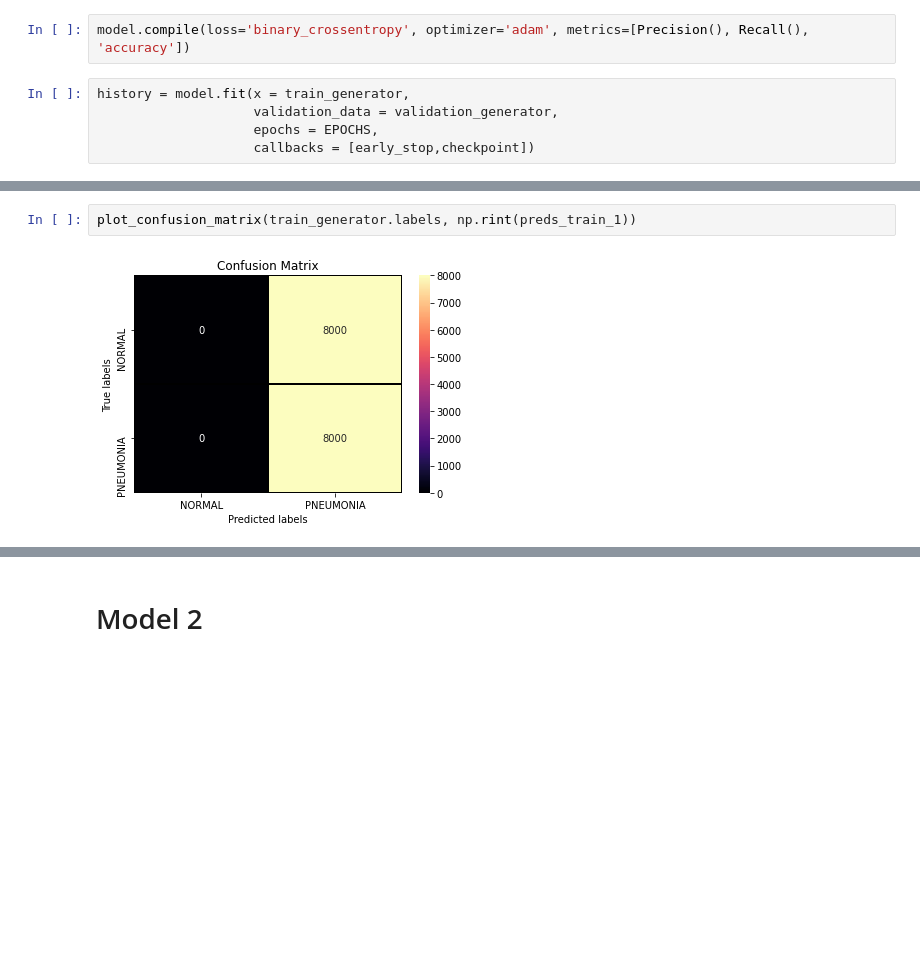
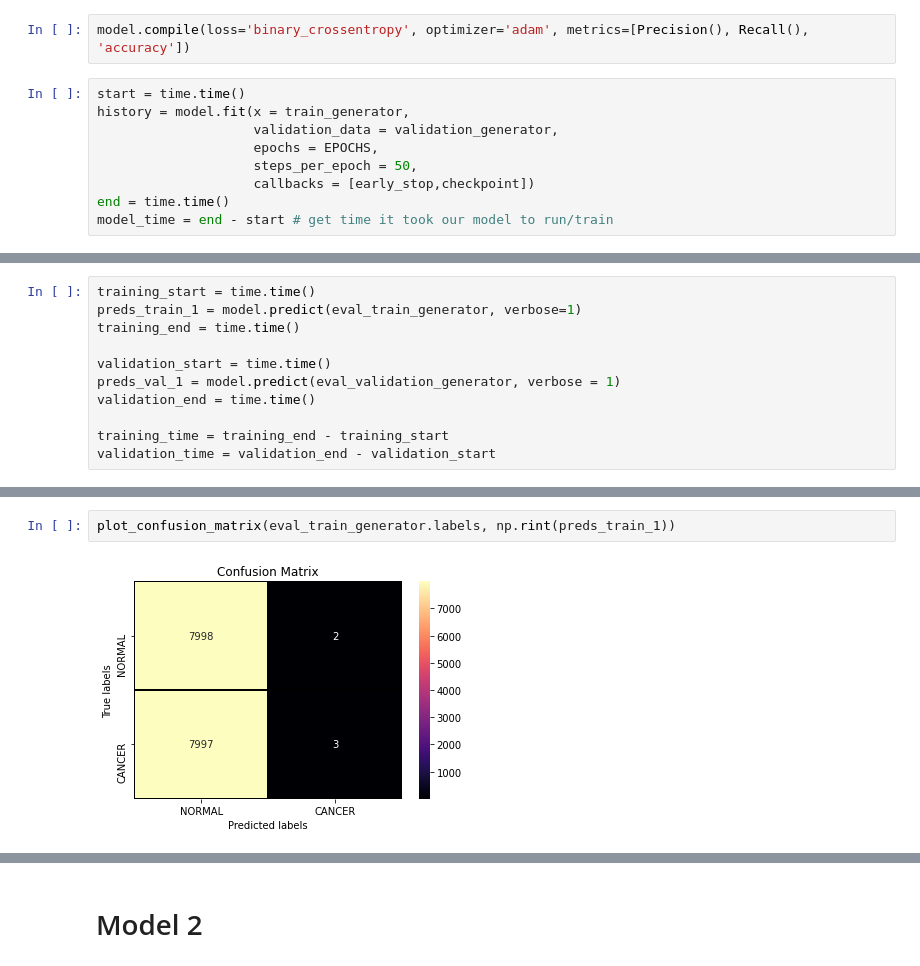
Before and after one commit to edgarbarr1/colon-cancer-cnn, a Jupyter notebook: colon_cancer_image.ipynb, the cells around one changed output, grey strips where cells are left out. Saved outputs shown, nothing was run; the diff lists cells and outputs as text; blank space fills up the shorter version.

```diff
--- a/colon_cancer_image.ipynb
+++ b/colon_cancer_image.ipynb
@@ -345,9 +382,13 @@ _________________________________________________________________
 # %%
 model.compile(loss='binary_crossentropy', optimizer='adam', metrics=[Precision(), Recall(), 'accuracy'])
 # %%
+start = time.time()
 history = model.fit(x = train_generator,
                     validation_data = validation_generator,
                     epochs = EPOCHS,
+                    steps_per_epoch = 50,
                     callbacks = [early_stop,checkpoint])
+end = time.time()
+model_time = end - start # get time it took our model to run/train
 # %% [output]
 Epoch 1/15
@@ -377,0 +446,11 @@ os.listdir()
+# %%
+training_start = time.time()
+preds_train_1 = model.predict(eval_train_generator, verbose=1)
+training_end = time.time()
+
+validation_start = time.time()
+preds_val_1 = model.predict(eval_validation_generator, verbose = 1)
+validation_end = time.time()
+
+training_time = training_end - training_start
+validation_time = validation_end - validation_start
@@ -378,4 +468,4 @@ os.listdir()
 # %%
-plot_confusion_matrix(train_generator.labels, np.rint(preds_train_1))
+plot_confusion_matrix(eval_train_generator.labels, np.rint(preds_train_1))
 # %% [output]
-[figure, old version]
+[figure, new version]
```
Also changed, not shown: parts of 116 cells of this notebook.
